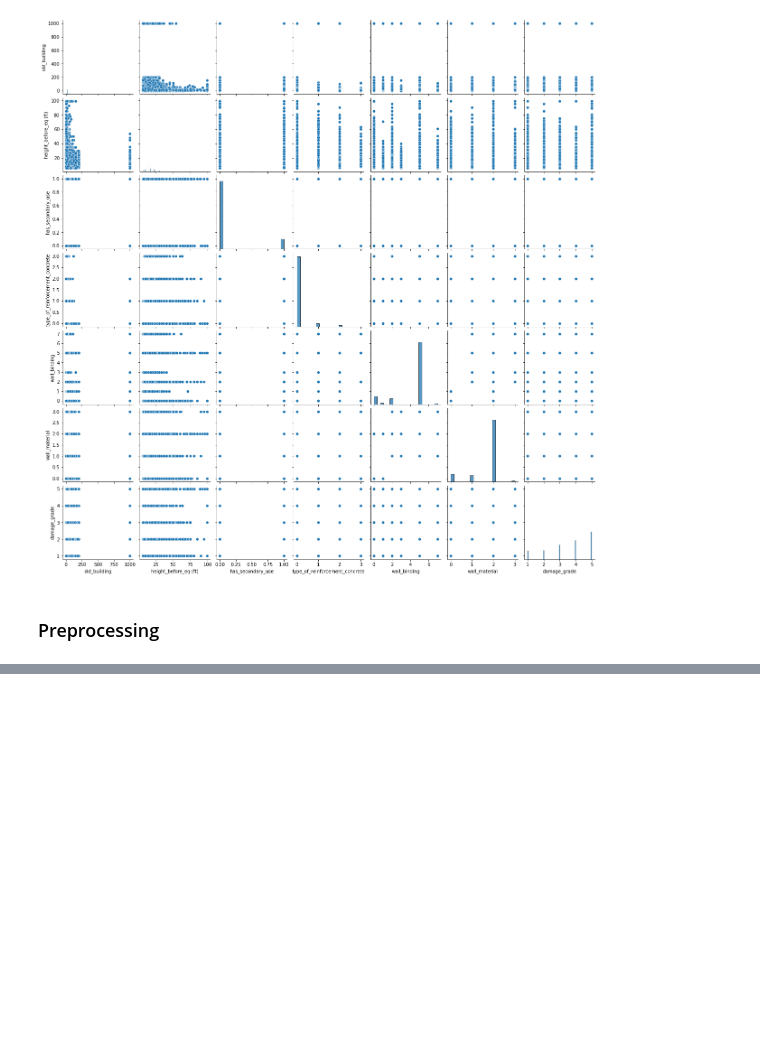
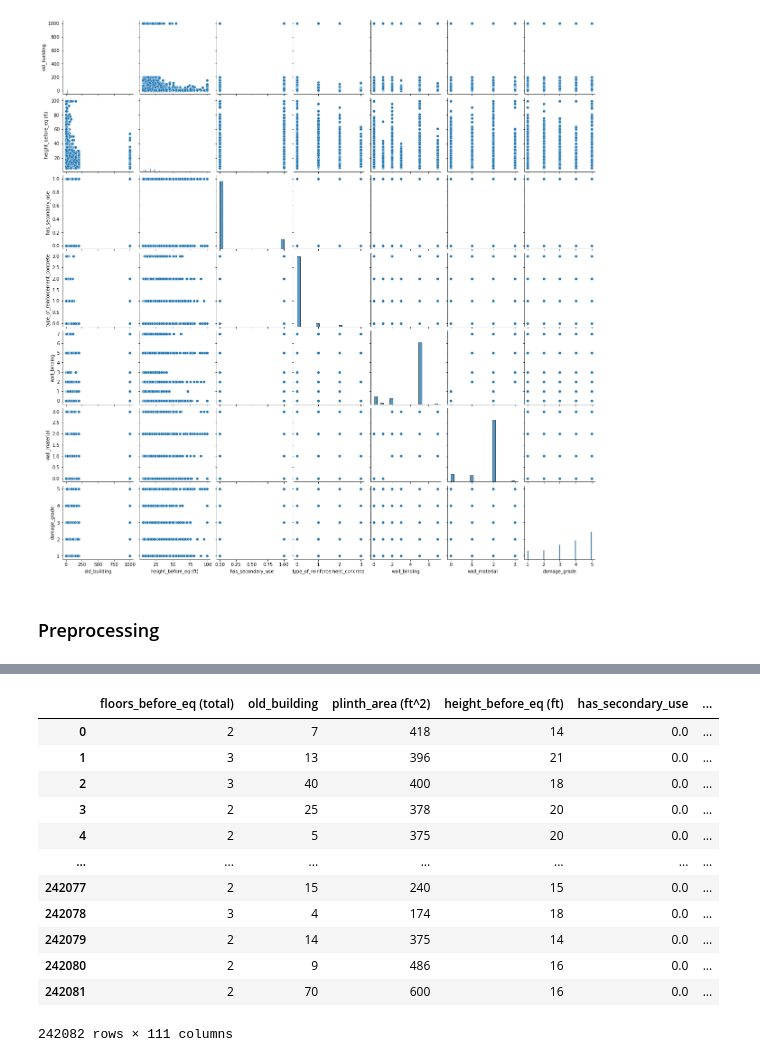
Before and after one commit to damahindra/Earthquake-Damage-Grade-Analysis-and-Prediction, a Jupyter notebook: Workspace-Rangga/ws-rang.ipynb, the cells around one changed output, grey strips where cells are left out. Drawn from its saved outputs; the diff is of its cells as text; code cells hidden in the pictures; blank space fills up the shorter version.

```diff
--- a/Workspace-Rangga/ws-rang.ipynb
+++ b/Workspace-Rangga/ws-rang.ipynb
@@ -143,0 +212,4 @@ array(['floor two', 'Floor 3', 'Two Floor', 'two', ' just 2 floor', nan,
+# %%
+test_path = "..\\Datasets\\test.csv.zip"
+test = pd.read_csv(test_path,compression="zip", index_col='id')
+test.head()
@@ -143,0 +225,31 @@ array(['floor two', 'Floor 3', 'Two Floor', 'two', ' just 2 floor', nan,
+# %%
+test2 = test.dropna(axis=0).reset_index(drop=True)
+# %%
+test2['floors_before_eq (total)'] = test2['floors_before_eq (total)'].apply(lambda x: transform_column(x))
+test2['floors_before_eq (total)'] = pd.to_numeric(test2['floors_before_eq (total)'])
+
+test2['plinth_area (ft^2)'] = test2['plinth_area (ft^2)'].apply(lambda x : x.split(" ")[0] if x != "More than 1000 ft^2" else x.split(" ")[-2])
+test2['plinth_area (ft^2)'] = pd.to_numeric(test2['plinth_area (ft^2)'])
+
+test3 = test2.drop('no_family_residing', axis=1)
+# %%
+# num_concrete = ['has_secondary_use', 'type_of_reinforcement_concrete', 'wall_binding', 'wall_material']
+test_num = test3.select_dtypes(include='number')
+test_cat = test3.select_dtypes('object')
+test_encoder = OneHotEncoder(drop='first')
+test_concat = pd.concat([test_num, pd.DataFrame(test_encoder.fit_transform(test_cat).toarray(), columns=test_encoder.get_feature_names(test_cat.columns))], axis=1)
+test_concat
+# %% [output]
+|  | floors_before_eq (total) | old_building | plinth_area (ft^2) | height_before_eq (ft) | has_secondary_use | ... |
+| 0 | 2 | 7 | 418 | 14 | 0.0 | ... |
+| 1 | 3 | 13 | 396 | 21 | 0.0 | ... |
+| 2 | 3 | 40 | 400 | 18 | 0.0 | ... |
+| 3 | 2 | 25 | 378 | 20 | 0.0 | ... |
+| 4 | 2 | 5 | 375 | 20 | 0.0 | ... |
+| ... | ... | ... | ... | ... | ... | ... |
+| 242077 | 2 | 15 | 240 | 15 | 0.0 | ... |
+| 242078 | 3 | 4 | 174 | 18 | 0.0 | ... |
+| 242079 | 2 | 14 | 375 | 14 | 0.0 | ... |
+| 242080 | 2 | 9 | 486 | 16 | 0.0 | ... |
+| 242081 | 2 | 70 | 600 | 16 | 0.0 | ... |
+242082 rows × 111 columns
```
Also changed, not shown: parts of 24 cells of this notebook, 1 other file.
